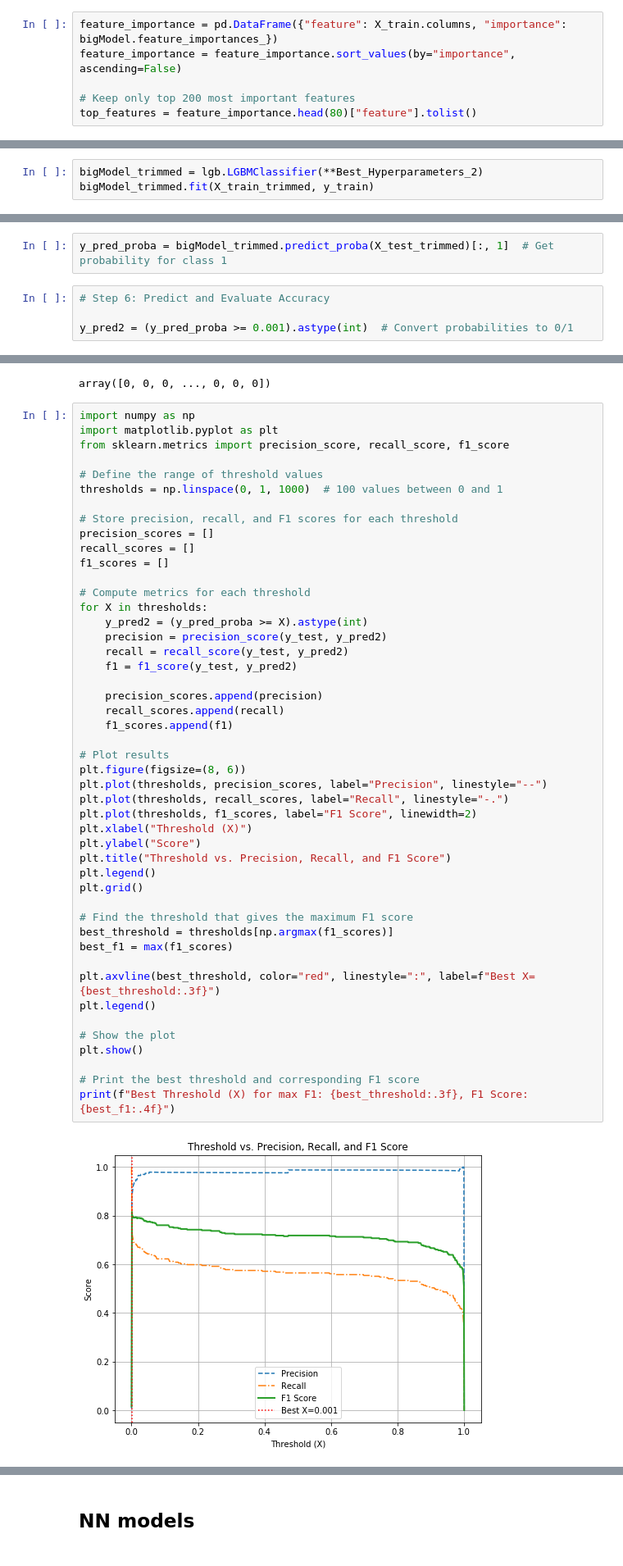
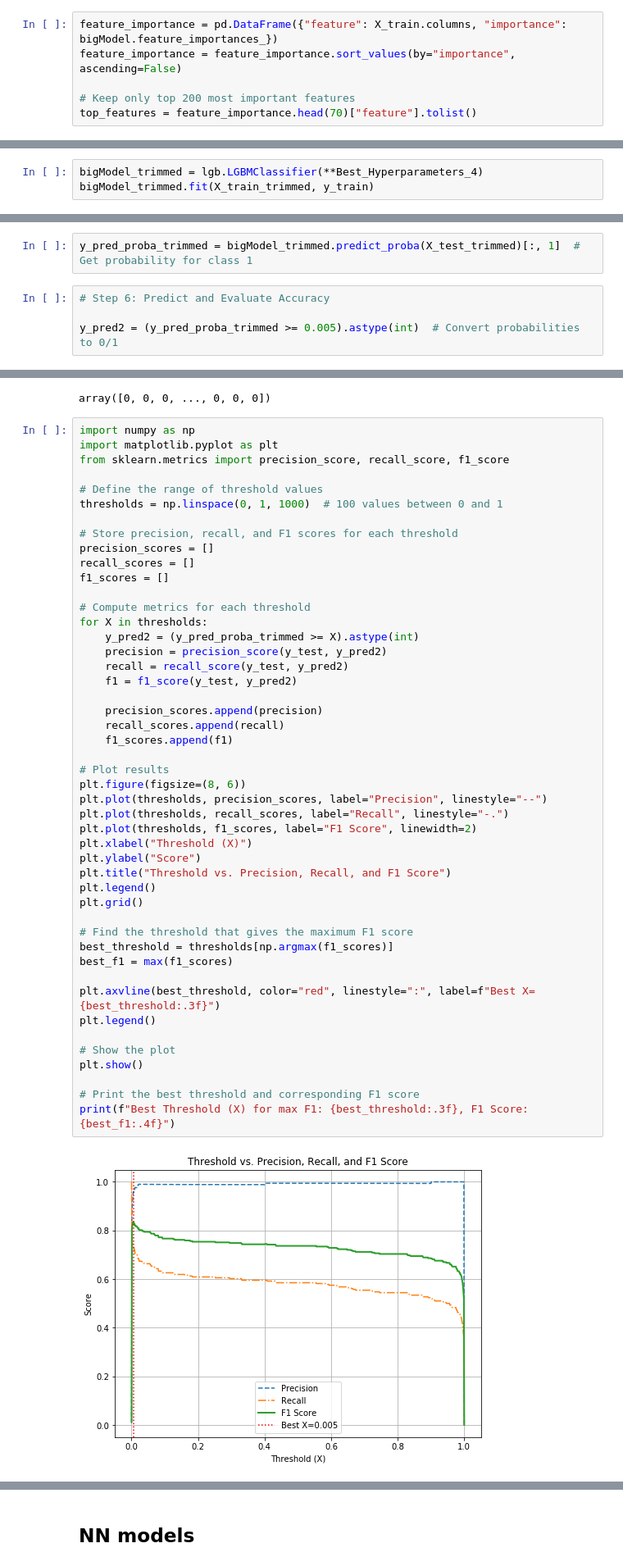
Before and after one commit to tseanlu/Stock-predict, a Jupyter notebook: Full model.ipynb, the cells around one changed output, grey strips where cells are left out. Shown at 82% size. Drawn from its saved outputs; the diff is of its cells as text.

Commit message:
update 0323 predicting multi outcomes

```diff
--- a/Full model.ipynb
+++ b/Full model.ipynb
@@ -202,7 +244,7 @@ feature_importance = pd.DataFrame({"feature": X_train.columns, "importance": big
 feature_importance = feature_importance.sort_values(by="importance", ascending=False)
 
 # Keep only top 200 most important features
-top_features = feature_importance.head(80)["feature"].tolist()
+top_features = feature_importance.head(70)["feature"].tolist()
 # %%
 top_features
 # %% [output]
@@ -248,6 +283,6 @@ X_train_trimmed.shape
 # %% [markdown]
 ### Rerun again
 # %%
-bigModel_trimmed = lgb.LGBMClassifier(**Best_Hyperparameters_2)
+bigModel_trimmed = lgb.LGBMClassifier(**Best_Hyperparameters_4)
 bigModel_trimmed.fit(X_train_trimmed, y_train)
 # %% [output]
@@ -258,9 +293,9 @@ LGBMClassifier(colsample_bytree=0.9523986724033833,
 # %%
-y_pred_proba = bigModel_trimmed.predict_proba(X_test_trimmed)[:, 1]  # Get probability for class 1
+y_pred_proba_trimmed = bigModel_trimmed.predict_proba(X_test_trimmed)[:, 1]  # Get probability for class 1
 # %%
 # Step 6: Predict and Evaluate Accuracy
 
-y_pred2 = (y_pred_proba >= 0.001).astype(int)  # Convert probabilities to 0/1
+y_pred2 = (y_pred_proba_trimmed >= 0.005).astype(int)  # Convert probabilities to 0/1
 # %%
 precision = precision_score(y_test, y_pred2)
 recall = recall_score(y_test, y_pred2)
@@ -304,37 +339,37 @@ f1_scores = []
 
 # Compute metrics for each threshold
 for X in thresholds:
-    y_pred2 = (y_pred_proba >= X).astype(int)
+    y_pred2 = (y_pred_proba_trimmed >= X).astype(int)
     precision = precision_score(y_test, y_pred2)
     recall = recall_score(y_test, y_pred2)
     f1 = f1_score(y_test, y_pred2)
 
     precision_scores.append(precision)
     recall_scores.append(recall)
     f1_scores.append(f1)
 
 # Plot results
 plt.figure(figsize=(8, 6))
 plt.plot(thresholds, precision_scores, label="Precision", linestyle="--")
 plt.plot(thresholds, recall_scores, label="Recall", linestyle="-.")
 plt.plot(thresholds, f1_scores, label="F1 Score", linewidth=2)
 plt.xlabel("Threshold (X)")
 plt.ylabel("Score")
 plt.title("Threshold vs. Precision, Recall, and F1 Score")
 plt.legend()
 plt.grid()
 
 # Find the threshold that gives the maximum F1 score
 best_threshold = thresholds[np.argmax(f1_scores)]
 best_f1 = max(f1_scores)
 
 plt.axvline(best_threshold, color="red", linestyle=":", label=f"Best X={best_threshold:.3f}")
 plt.legend()
 
 # Show the plot
 plt.show()
 
 # Print the best threshold and corresponding F1 score
 print(f"Best Threshold (X) for max F1: {best_threshold:.3f}, F1 Score: {best_f1:.4f}")
 # %% [output]
-[figure, old version]
+[figure, new version]
```
Also changed, not shown: parts of 75 cells of this notebook.
